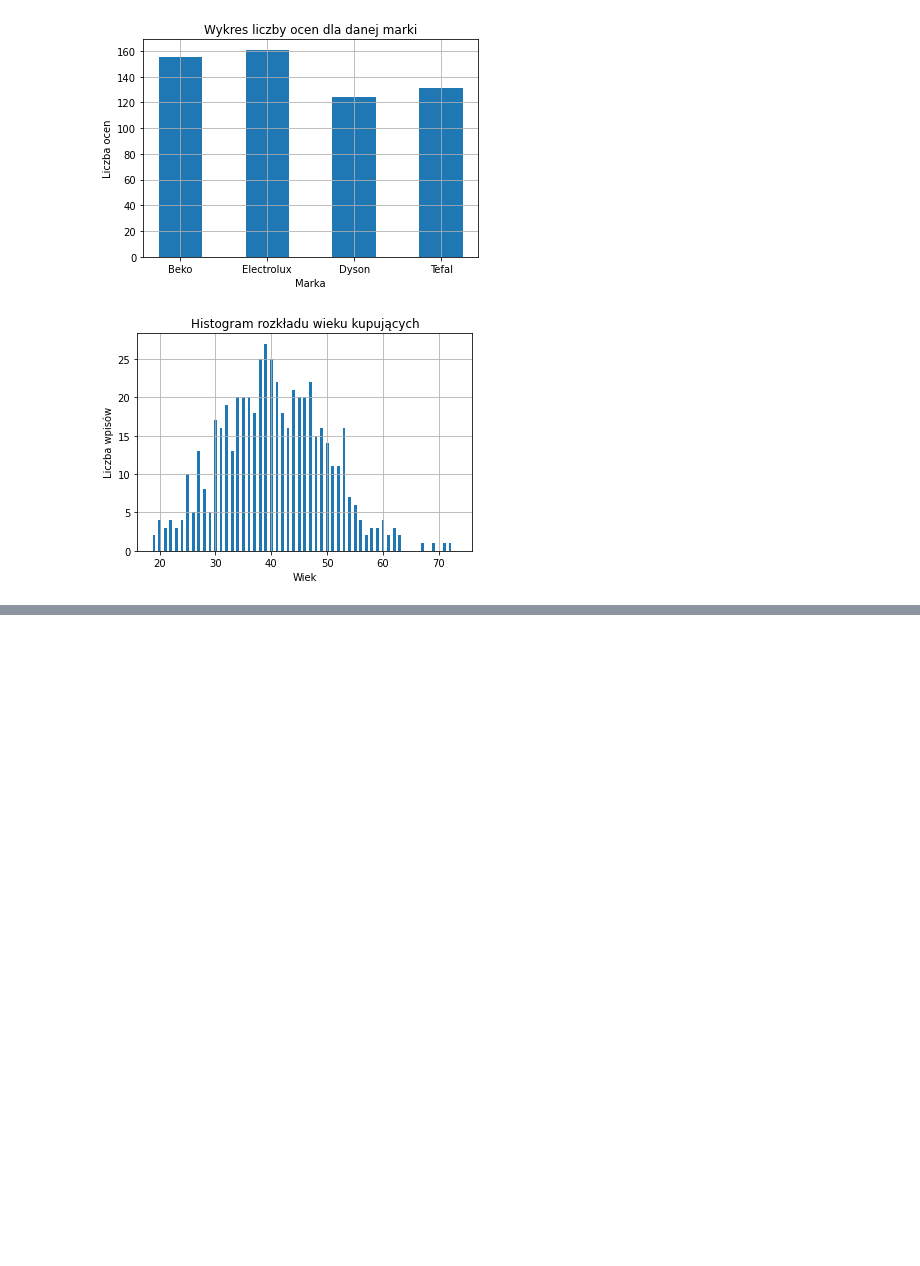
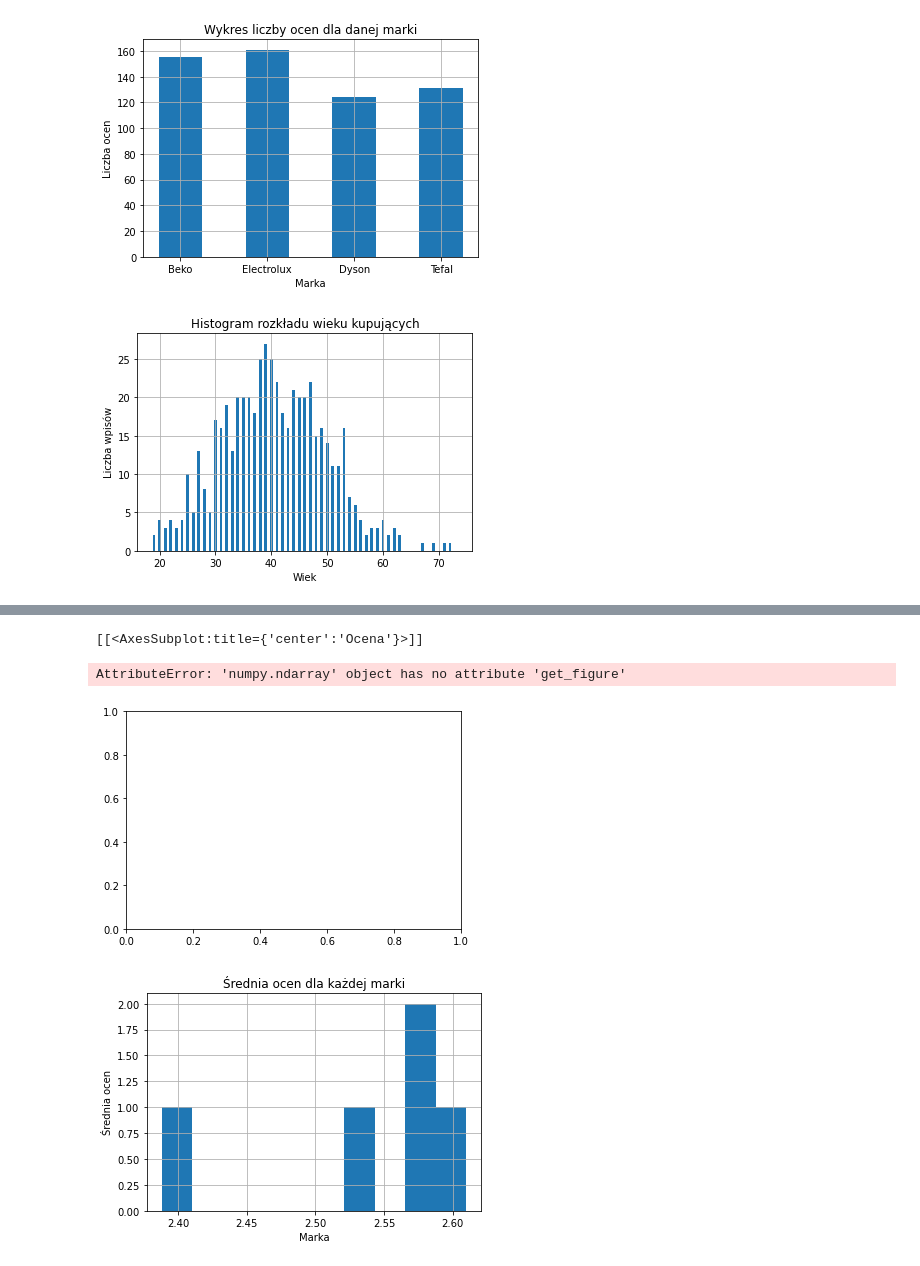
Before and after one commit to abcinpg123/ABD-Jakub-Prokop, a Jupyter notebook: lab6/Command files/lab6.ipynb, the cells around one changed output, grey strips where cells are left out. Saved outputs shown, nothing was run; the diff lists cells and outputs as text; code cells hidden in the pictures; blank space fills up the shorter version.

```diff
--- a/lab6/Command files/lab6.ipynb
+++ b/lab6/Command files/lab6.ipynb
@@ -97,3 +96,19 @@ TypeError: 'list' object is not callable
+# %%
+plt.subplot(1,1,1)  # if use subplot
+df = pd.DataFrame({'Marka':data["Marka"], 'Ocena':data["Ocena"]})
+df = df.groupby('Marka').mean().reset_index()
+ax = df.hist()
+print(ax)
+plt.title("Średnia ocen dla każdej marki")
+plt.xlabel("Marka")
+plt.ylabel("Średnia ocen")
+fig = ax.get_figure()
+fig.savefig('../Analysis data/ocena.pdf')
+# %% [output]
+[[<AxesSubplot:title={'center':'Ocena'}>]]
+AttributeError: 'numpy.ndarray' object has no attribute 'get_figure'
+[figure, added]
+[figure, added]
 # %%
 # zapis do pliku
 
```
Also changed, not shown: parts of 2 cells of this notebook, 1 other file.
